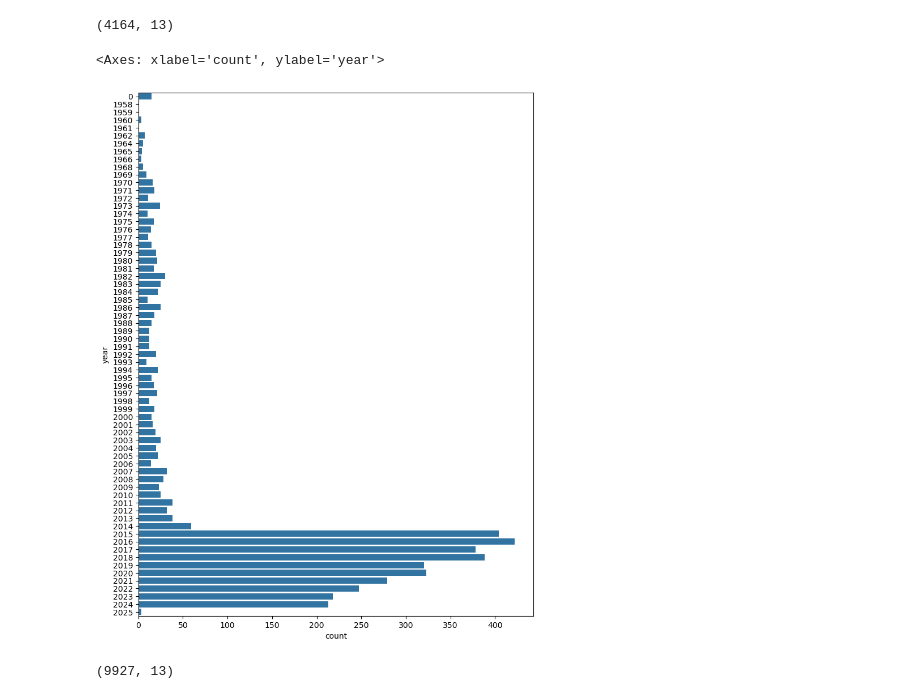
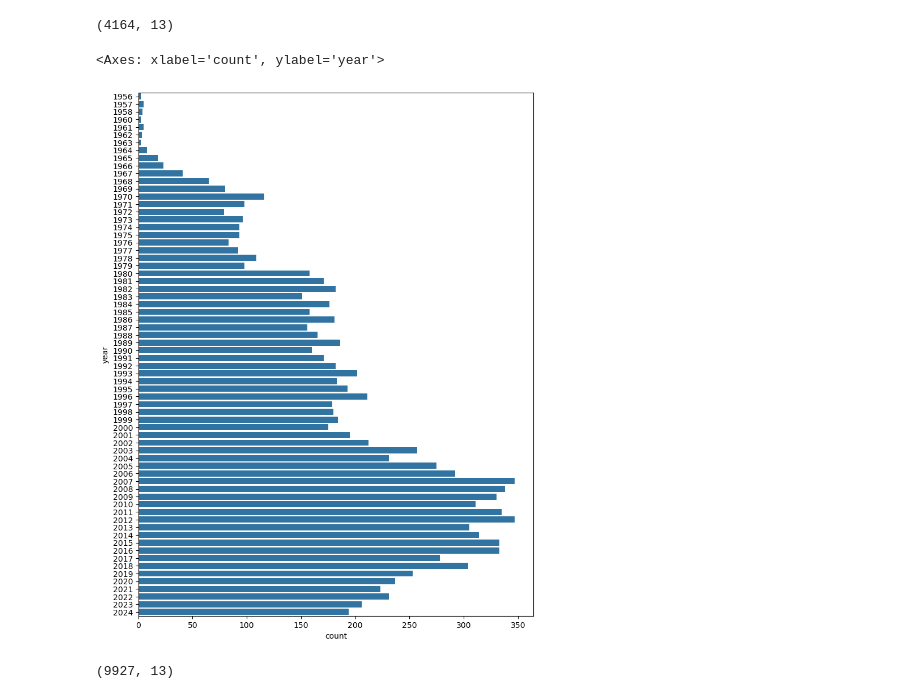
Before and after one commit to arnauog/what_the_rock, a Jupyter notebook: merges.ipynb, the cells around one changed output. Cells and saved outputs as stored; diff of their text form; code cells hidden in the pictures.

```diff
--- a/merges.ipynb
+++ b/merges.ipynb
@@ -847,3 +849,5 @@ columns_hide_ratings(df)
+# %%
+df = columns_hide_ratings(df)
 # %%
 df_masters.head(1)
 # %% [output]
@@ -862,3 +860,0 @@ list_of_columns = ['artist_id', 'master_id', 'main_release_id', 'release_country
-# %%
-df = df.reindex(columns=list_of_columns)
-df.head(1)
@@ -895,12 +861,10 @@ df[df['artist']=='Skyharbor']
-# %%
-df.loc[7544, 'artist_id'] = 2743950
 # %%
 df['artist_id'] = df['artist_id'].astype(int)
 # %% [markdown]
 ### **``year = 0``**
 # %%
-df = pd.read_csv('Datasets/df_uk_rock_ratings.csv')
-df.shape
+# df = pd.read_csv('Datasets/df_uk_rock_ratings.csv')
+# df.shape
 # %% [output]
 (11752, 13)
 # %%
@@ -961,10 +925,10 @@ df_masters_uk_2015.shape
 (4164, 13)
 # %%
 plt.figure(figsize=(9,12))
-sns.countplot(data=df_masters, y='year')
+sns.countplot(data=df, y='year')
 # %% [output]
 <Axes: xlabel='count', ylabel='year'>
-[figure, old version]
+[figure, new version]
 # %%
 df.shape
 # %%
```
Also changed, not shown: parts of 54 cells of this notebook, 6 other files.
